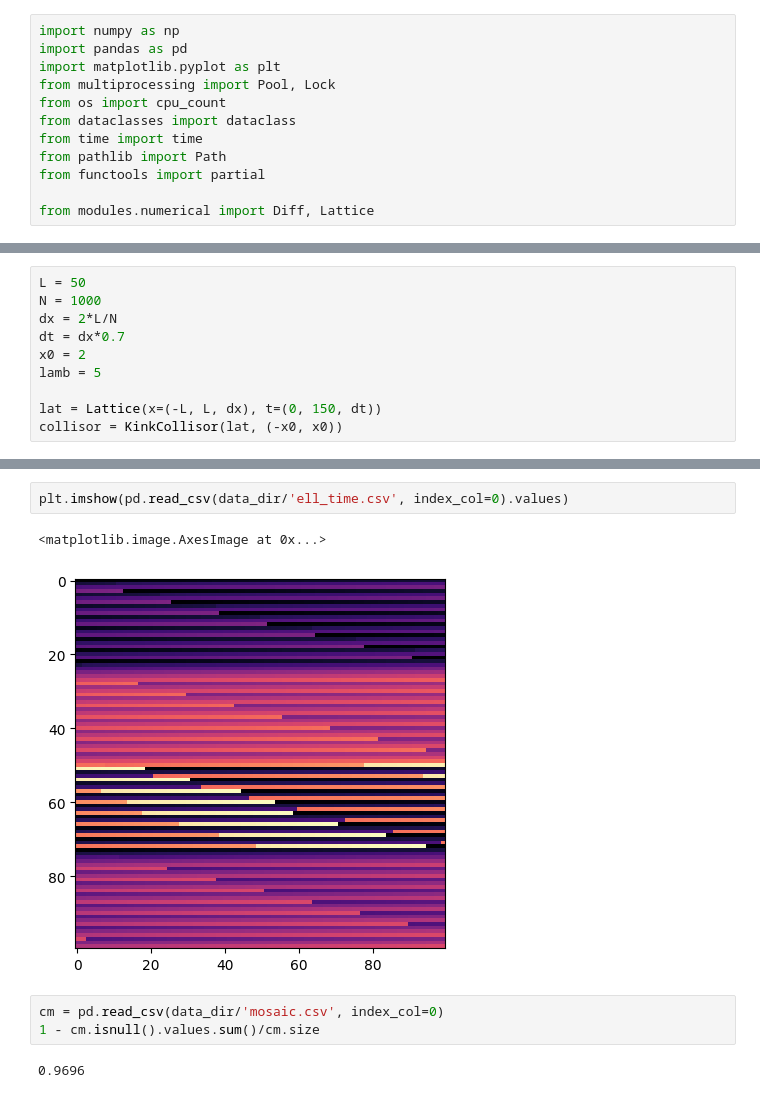
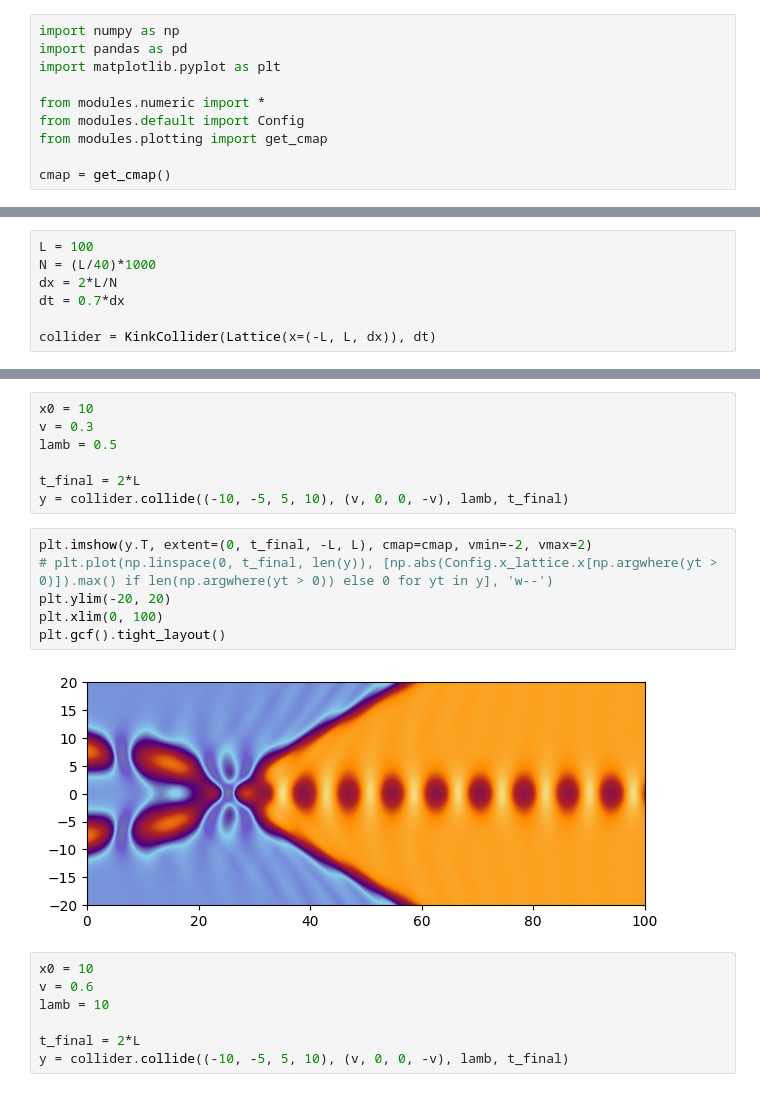
Before and after one commit to JairoSSantos/parallel-kink-scattering, a Jupyter notebook: notebooks/kink-test.ipynb, the cells around one changed output, grey strips where cells are left out. Drawn from its saved outputs; the diff is of its cells as text.

```diff
--- a/notebooks/kink-test.ipynb
+++ b/notebooks/kink-test.ipynb
@@ -6,11 +6,9 @@
 import numpy as np
 import pandas as pd
 import matplotlib.pyplot as plt
-from multiprocessing import Pool, Lock
-from os import cpu_count
-from dataclasses import dataclass
-from time import time
-from pathlib import Path
-from functools import partial
 
-from modules.numerical import Diff, Lattice
+from modules.numeric import *
+from modules.default import Config
+from modules.plotting import get_cmap
+
+cmap = get_cmap()
@@ -192,10 +15,7 @@ with Pool(processes=cpu_count()) as pool:
 # %%
-L = 50
-N = 1000
+L = 100
+N = (L/40)*1000
 dx = 2*L/N
-dt = dx*0.7
-x0 = 2
-lamb = 5
+dt = 0.7*dx
 
-lat = Lattice(x=(-L, L, dx), t=(0, 150, dt))
-collisor = KinkCollisor(lat, (-x0, x0))
+collider = KinkCollider(Lattice(x=(-L, L, dx)), dt)
@@ -555,10 +22,22 @@ plt.imshow(np.where(ex_time > np.nanmax(ex_time)*0.1, np.nan, ex_time))
-# %%
-plt.imshow(pd.read_csv(data_dir/'ell_time.csv', index_col=0).values)
-# %% [output]
-<matplotlib.image.AxesImage at 0x...>
-[figure, removed]
-# %%
-cm = pd.read_csv(data_dir/'mosaic.csv', index_col=0)
-1 - cm.isnull().values.sum()/cm.size
-# %% [output]
-0.9696
+# %%
+x0 = 10
+v = 0.3
+lamb = 0.5
+
+t_final = 2*L
+y = collider.collide((-10, -5, 5, 10), (v, 0, 0, -v), lamb, t_final)
+# %%
+plt.imshow(y.T, extent=(0, t_final, -L, L), cmap=cmap, vmin=-2, vmax=2)
+# plt.plot(np.linspace(0, t_final, len(y)), [np.abs(Config.x_lattice.x[np.argwhere(yt > 0)]).max() if len(np.argwhere(yt > 0)) else 0 for yt in y], 'w--')
+plt.ylim(-20, 20)
+plt.xlim(0, 100)
+plt.gcf().tight_layout()
+# %% [output]
+[figure, added]
+# %%
+x0 = 10
+v = 0.6
+lamb = 10
+
+t_final = 2*L
+y = collider.collide((-10, -5, 5, 10), (v, 0, 0, -v), lamb, t_final)
```
Also changed, not shown: parts of 38 cells of this notebook, 5 other files.
